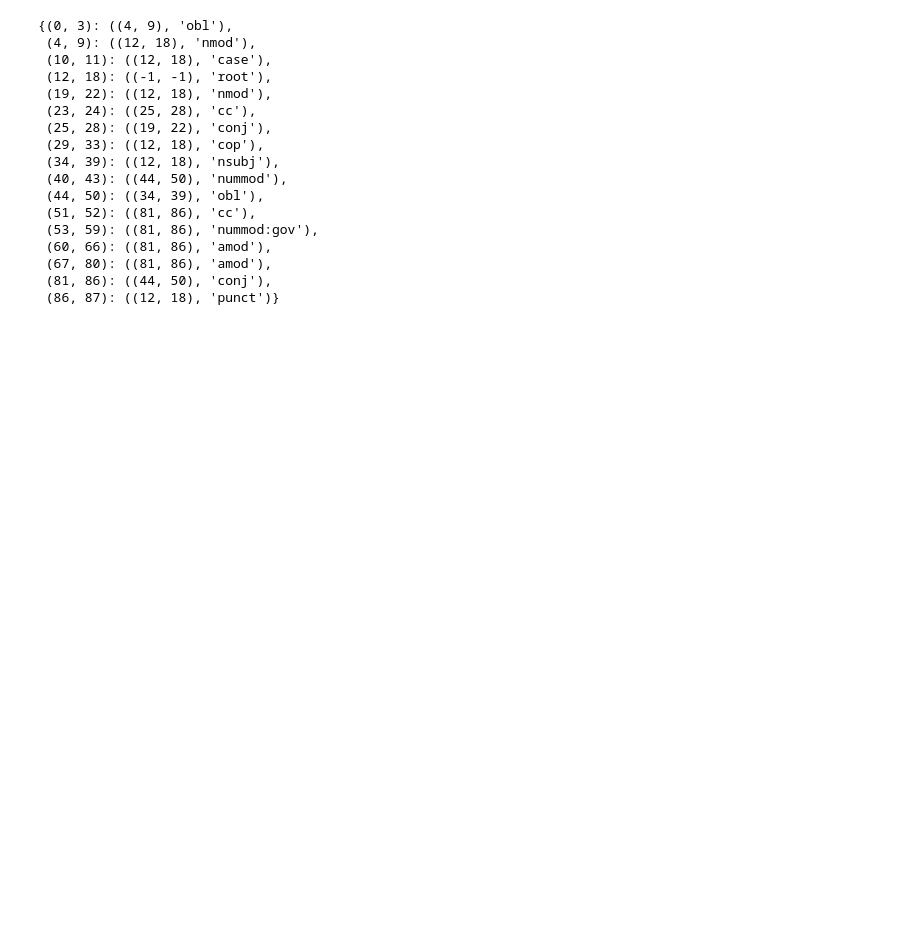
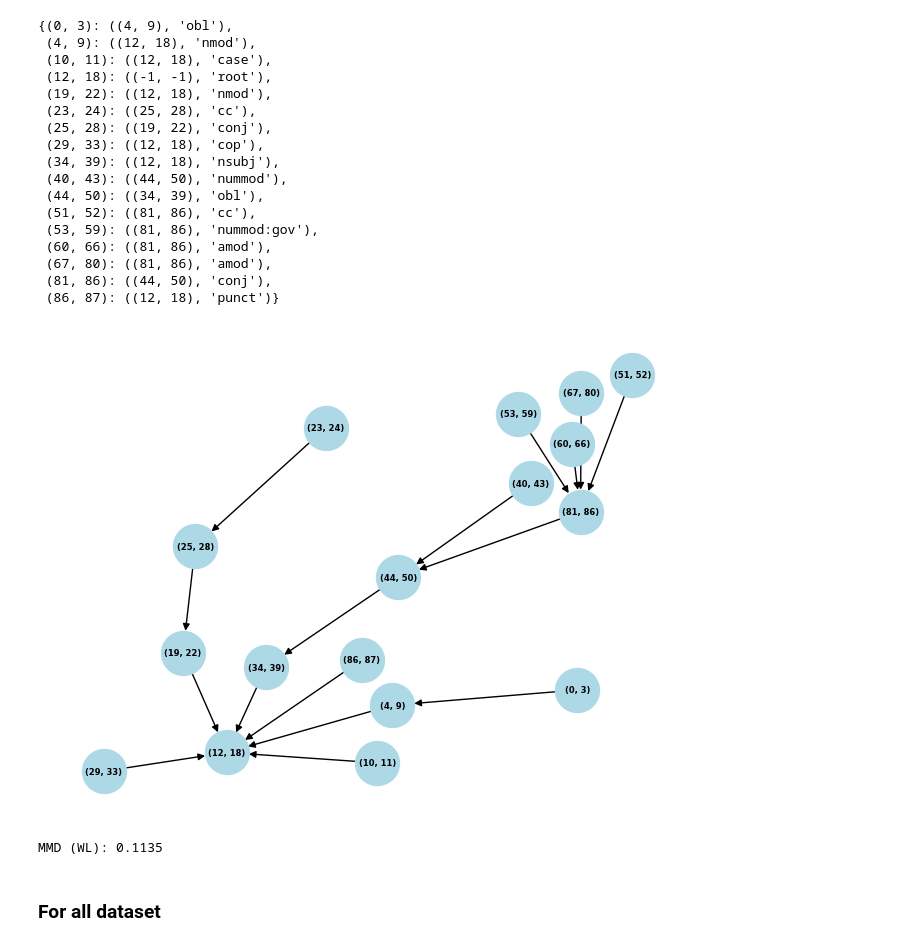
Before and after one commit to Derinhelm/parser_stat, a Jupyter notebook: MMD_Russian_parser_statistics.ipynb, the cells around one changed output. Saved outputs shown, nothing was run; the diff lists cells and outputs as text; code cells hidden in the pictures; blank space fills up the shorter version.

```diff
--- a/MMD_Russian_parser_statistics.ipynb
+++ b/MMD_Russian_parser_statistics.ipynb
@@ -338,3 +434,7 @@ be_parser_res['stanza']['taiga']['1'] # Разбор, полученный с п
  (67, 80): ((81, 86), 'amod'),
  (81, 86): ((44, 50), 'conj'),
  (86, 87): ((12, 18), 'punct')}
+# %%
+Q = networkx_formatter(be_parser_res['stanza']['taiga']['1'], nx.DiGraph(), 1)
+# %% [output]
+[figure, added]
@@ -340,0 +444,7 @@ be_parser_res['stanza']['taiga']['1'] # Разбор, полученный с п
+# %%
+mmd = MMD(Graphs_P, Graphs_Q, kernel="wl", h=5)
+print(f"MMD (WL): {mmd:.4f}")
+# %% [output]
+MMD (WL): 0.1135
+# %% [markdown]
+### For all dataset
```
Also changed, not shown: parts of 20 cells of this notebook.
